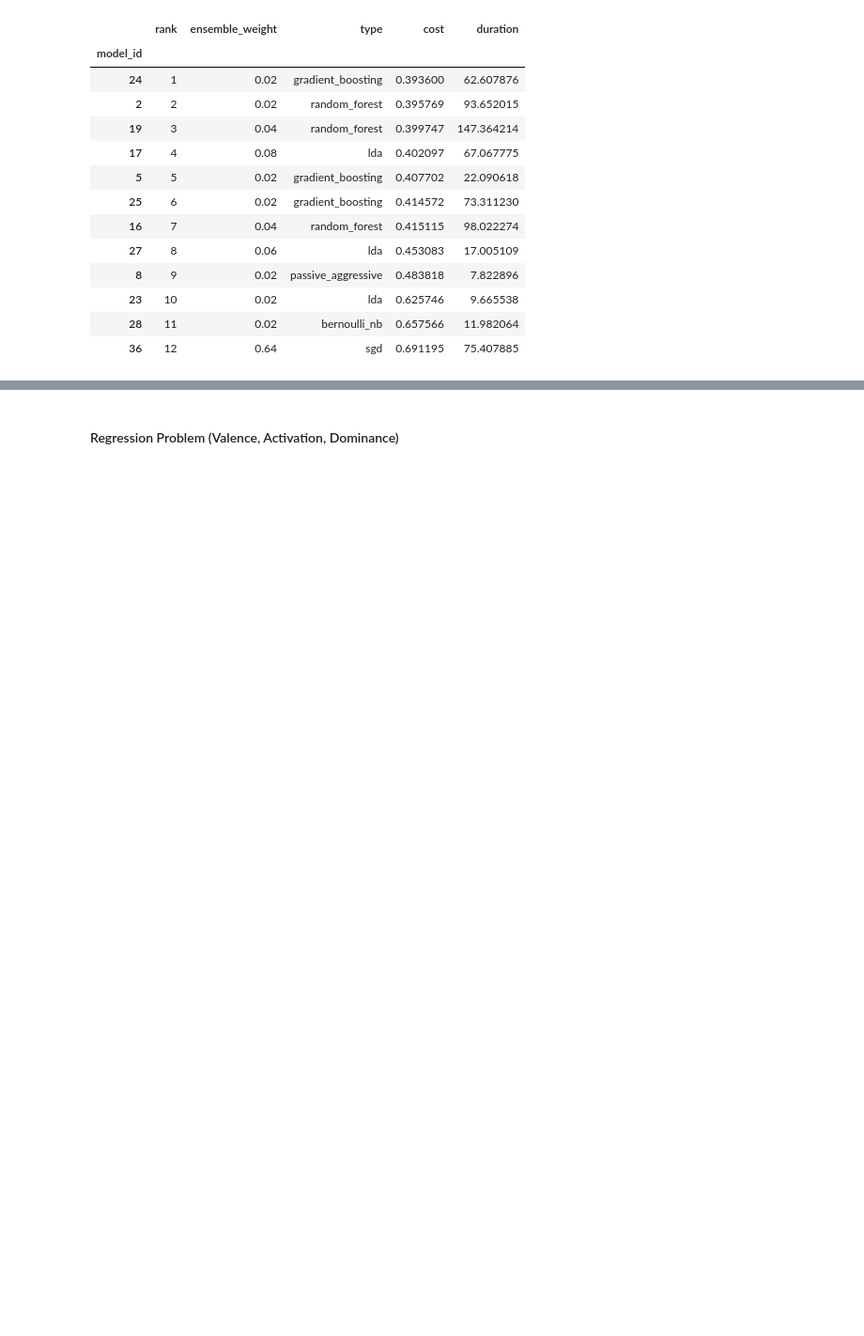
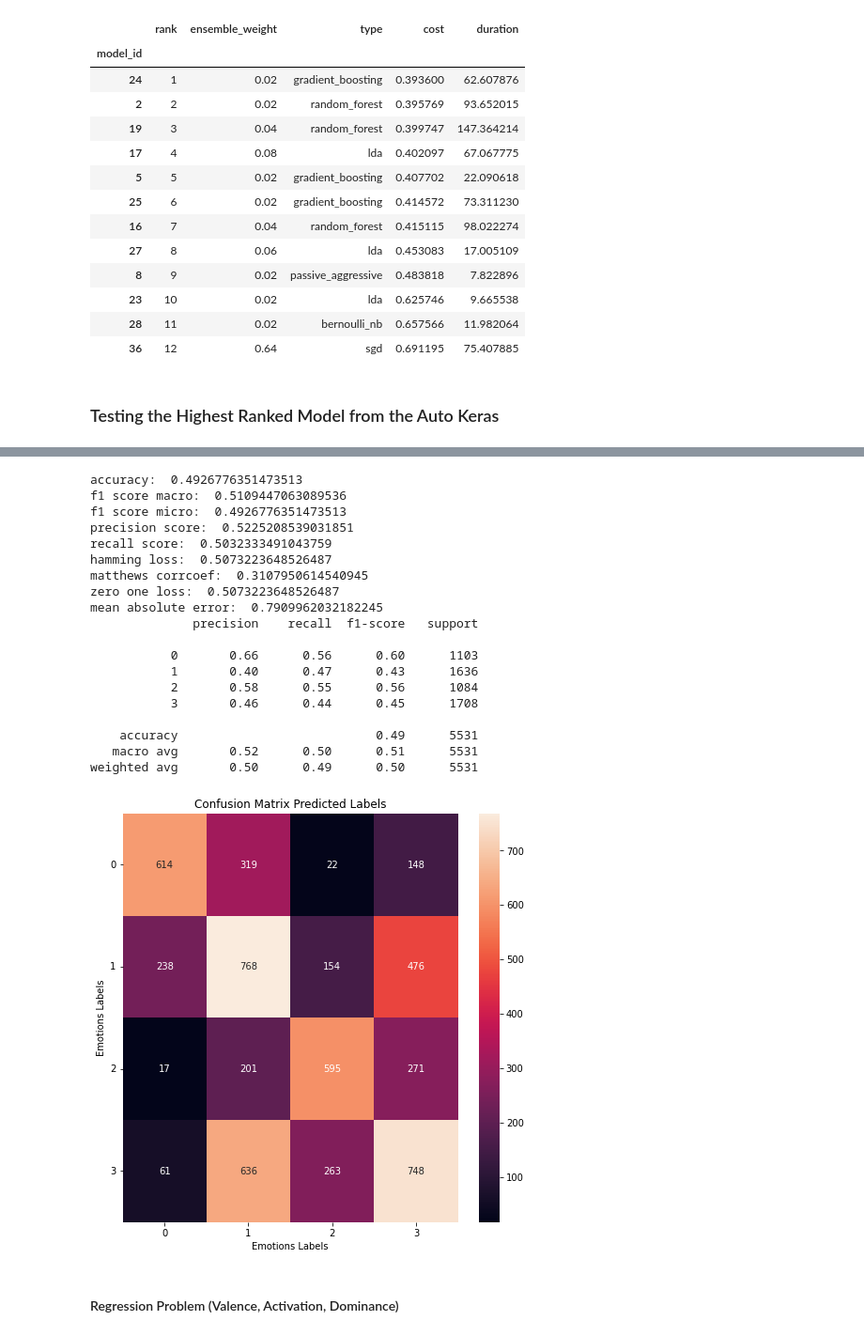
Before and after one commit to MarioCSilva/Speech_Emotion_Recognition_Thesis, a Jupyter notebook: iemocap/data/2_models_study.ipynb, the cells around one changed output, grey strips where cells are left out. Shown at 94% size. Cells and saved outputs as stored; diff of their text form; code cells hidden in the pictures; blank space fills up the shorter version.

Commit message:
testing the highest ranked algorithms from autokeras

```diff
--- a/iemocap/data/2_models_study.ipynb
+++ b/iemocap/data/2_models_study.ipynb
@@ -284,7 +285,7 @@ df_soa[df_soa['Duration'] >= 2.5].groupby(['Emotion']).agg({'Emotion': ['count']
 | neutral | 1105 |
 | sad | 843 |
 # %%
-def plot_cm_predictions(model, input_data, labels, cv=5, draw_corr_matrix=True, verbose=1, n_jobs=4):
+def plot_cm_predictions(model, input_data, labels, cv=5, draw_corr_matrix=True, verbose=1, n_jobs=8):
     y_pred = cross_val_predict(model, input_data, labels, cv=cv, verbose=verbose, n_jobs=n_jobs)
 
     print("accuracy: ", metrics.accuracy_score(labels, y_pred))
@@ -436,3 +443,13 @@ model.leaderboard()
 | 23 | 10 | 0.02 | lda | 0.625746 | 9.665538 |
 | 28 | 11 | 0.02 | bernoulli_nb | 0.657566 | 11.982064 |
 | 36 | 12 | 0.64 | sgd | 0.691195 | 75.407885 |
+# %% [markdown]
+### Testing the Highest Ranked Model from the Auto Keras
+# %%
+plot_cm_predictions(HistGradientBoostingClassifier(early_stopping=False,
+                        l2_regularization=2.188553300996835e-10,
+                        learning_rate=0.06138190336151616, max_iter=512,
+                        max_leaf_nodes=20, n_iter_no_change=0,
+                        random_state=1, validation_fraction=None,
+                        warm_start=True), data.values, categorical_labels)
+# %% [output]
@@ -439,3 +458,23 @@ model.leaderboard()
+accuracy:  0.4926776351473513
+f1 score macro:  0.5109447063089536
+f1 score micro:  0.4926776351473513
+precision score:  0.5225208539031851
+recall score:  0.5032333491043759
+hamming loss:  0.5073223648526487
+matthews corrcoef:  0.3107950614540945
+zero one loss:  0.5073223648526487
+mean absolute error:  0.7909962032182245
+              precision    recall  f1-score   support
+
+           0       0.66      0.56      0.60      1103
+           1       0.40      0.47      0.43      1636
+           2       0.58      0.55      0.56      1084
+           3       0.46      0.44      0.45      1708
+
+    accuracy                           0.49      5531
+   macro avg       0.52      0.50      0.51      5531
+weighted avg       0.50      0.49      0.50      5531
+[figure, added]
 # %% [markdown]
 #### Regression Problem (Valence, Activation, Dominance)
 # %%
```
Also changed, not shown: parts of 5 cells of this notebook.
